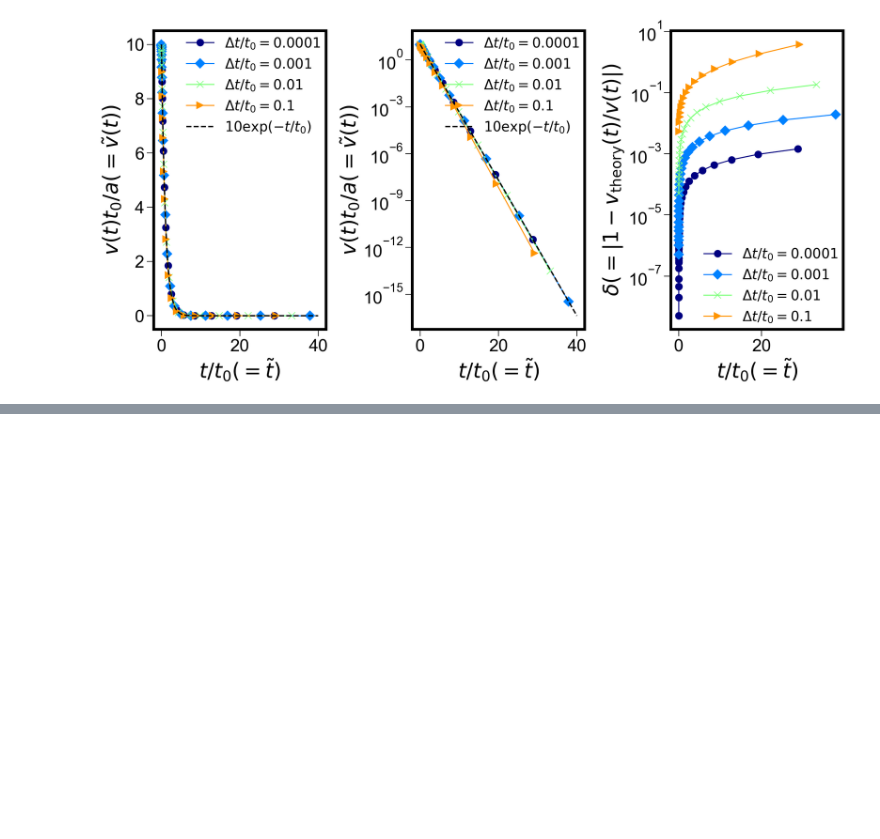
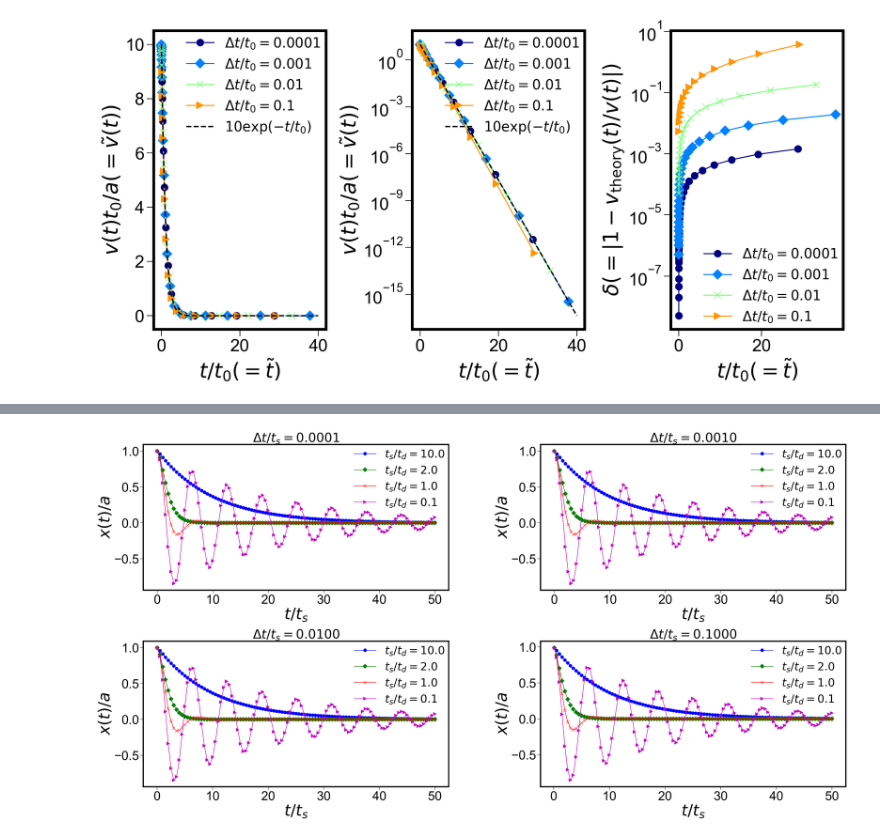
Before and after one commit to TakeshiKawasaki/2023-simulation-training, a Jupyter notebook: 2023_simulation.ipynb, the cells around one changed output, grey strips where cells are left out. Drawn from its saved outputs; the diff is of its cells as text; code cells hidden in the pictures; blank space fills up the shorter version.

```diff
--- a/2023_simulation.ipynb
+++ b/2023_simulation.ipynb
@@ -219,9 +219,9 @@ for j in range (1,4):
         print(i,symbol[i],dt[i])  # for check on the arrays
         time,vel= np.loadtxt("./Lecture3/velo_{:.4f}.dat".format(dt[i]), comments='#', unpack=True)
         if(j!=3):
-            plt.plot(time,vel, "{}".format(symbol[i]) ,markersize=10,color=cm.jet(i/4),label=r"$\Delta t/t_0={}$".format(dt[i]))
+            plt.plot(time,vel, "{}".format(symbol[i]) ,markersize=10,color=cm.jet(i/4.),label=r"$\Delta t/t_0={}$".format(dt[i]))
         else:
-            plt.plot(time,np.abs(1 -10.*np.exp(-time)/vel), "{}".format(symbol[i]) ,markersize=10,color=cm.jet(i/4),label=r"$\Delta t/t_0={}$".format(dt[i]))
+            plt.plot(time,np.abs(1 -10.*np.exp(-time)/vel), "{}".format(symbol[i]) ,markersize=10,color=cm.jet(i/4.),label=r"$\Delta t/t_0={}$".format(dt[i]))
 
 
     ###Drawing a line ######
@@ -272,0 +321,47 @@ plt.show()
+# %%
+import matplotlib
+import matplotlib.pyplot as plt
+%matplotlib inline
+%config InlineBackend.figure_format = 'retina'
+import numpy as np
+#plt.rcParams["text.usetex"] =True
+
+plt.rcParams['font.family'] = 'Arial' #使用するフォント名
+plt.rcParams["font.size"] = 40
+
+fig = plt.figure(figsize=(40,20))
+
+dt=[0.0001,0.001,0.01,0.1]
+zeta=[10,2,1,0.1]
+
+for j in range(1,5):
+    ax = fig.add_subplot(2,2,j)
+    t, v0,x0  = np.loadtxt("./Lecture4/damp_osci_dt{:.4f}_zeta{:.1f}.dat".format(dt[j-1],zeta[0]), comments='#', unpack=True)
+    t, v1,x1  = np.loadtxt("./Lecture4/damp_osci_dt{:.4f}_zeta{:.1f}.dat".format(dt[j-1],zeta[1]), comments='#', unpack=True)
+    t, v2,x2  = np.loadtxt("./Lecture4/damp_osci_dt{:.4f}_zeta{:.1f}.dat".format(dt[j-1],zeta[2]), comments='#', unpack=True)
+    t, v3,x3  = np.loadtxt("./Lecture4/damp_osci_dt{:.4f}_zeta{:.1f}.dat".format(dt[j-1],zeta[3]), comments='#', unpack=True)
+    plt.title("$\Delta t/t_s ={:.4f}$".format(dt[j-1]),size=40)
+    plt.plot(t, x0, "o-",markersize=10,color="b",label=r"$t_s/t_d={:.1f}$".format(zeta[0]))
+    plt.plot(t, x1, "D-",markersize=10,color="g",label=r"$t_s/t_d={:.1f}$".format(zeta[1]))
+    plt.plot(t, x2, "x-",markersize=10,color="r",label=r"$t_s/t_d={:.1f}$".format(zeta[2]))
+    plt.plot(t, x3, ">-",markersize=10,color="m",label=r"$t_s/t_d={:.1f}$".format(zeta[3]))
+
+    #########
+    plt.tick_params(which='major',width = 1, length = 10)
+    plt.tick_params(which='minor',width = 1, length = 5)
+    ax.spines['top'].set_linewidth(4)
+    ax.spines['bottom'].set_linewidth(4)
+    ax.spines['left'].set_linewidth(4)
+    ax.spines['right'].set_linewidth(4)
+    plt.ylabel(r"$x(t)/a$",color='k', size=50)
+    plt.xlabel(r"$t/t_s$",color='k', size=50)
+
+    plt.legend(ncol=1, loc=1, borderaxespad=0, fontsize=35,frameon=False)
+    #################################
+    #図のマージン設定
+    plt.subplots_adjust(wspace=0.3, hspace=0.35)
+
+plt.savefig('./Lecture4/damp_osci.png')
+plt.savefig('./Lecture4/damp_osci.pdf')
+# %% [output]
+[figure, added]
```
Also changed, not shown: parts of 1 cell of this notebook.
